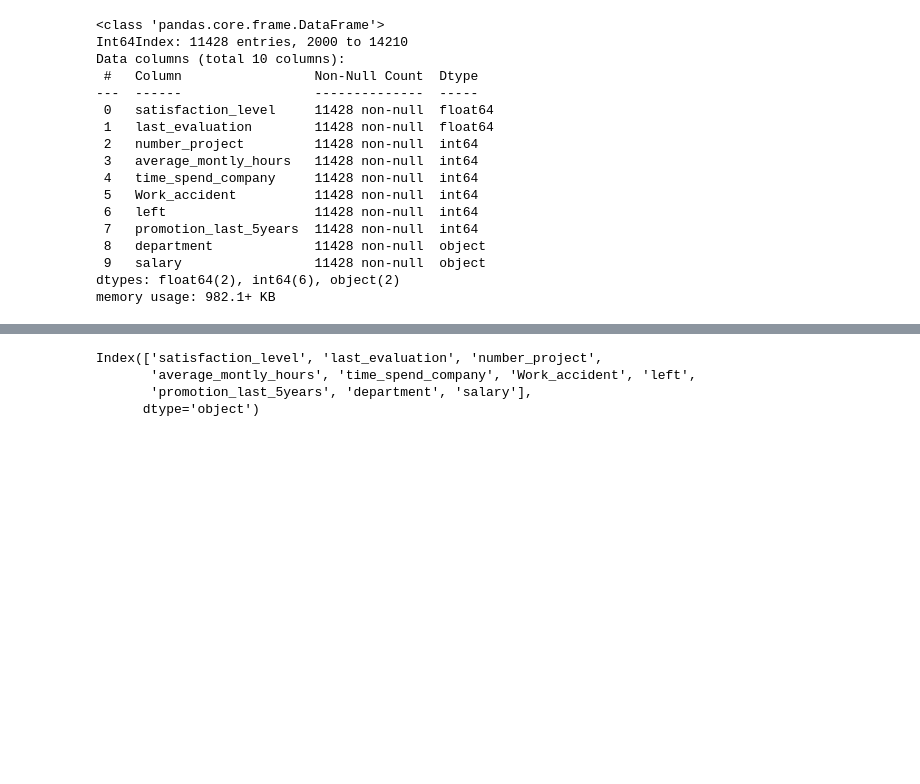
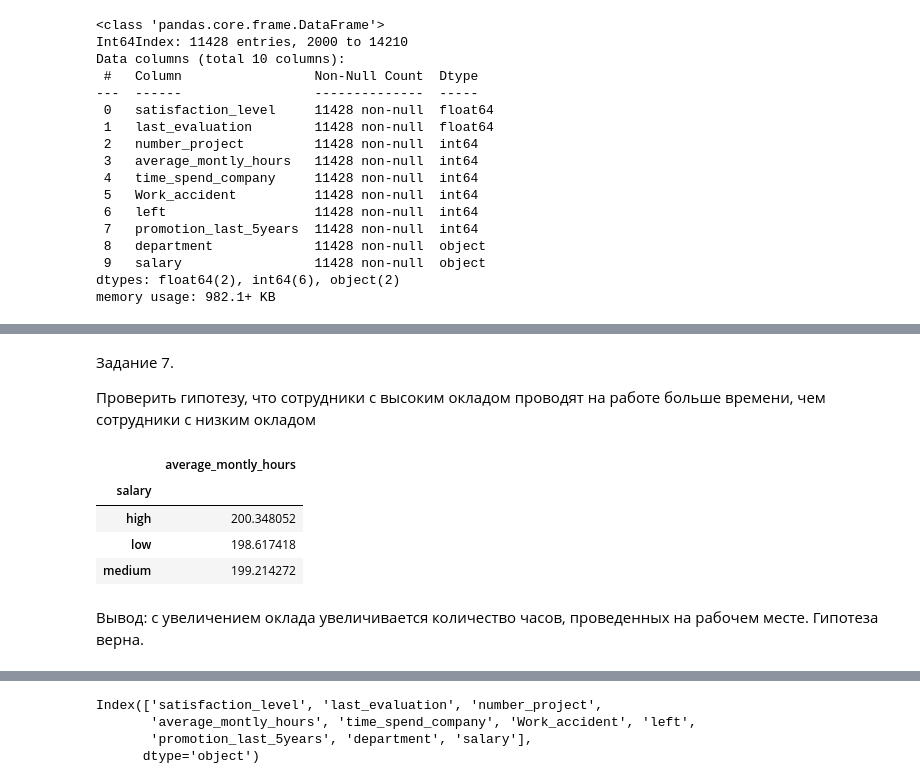
Before and after one commit to Kira1908/homework, a Jupyter notebook: FINAL_HW.ipynb, the cells around one changed output, grey strips where cells are left out. Saved outputs shown, nothing was run; the diff lists cells and outputs as text; code cells hidden in the pictures; blank space fills up the shorter version.

```diff
--- a/FINAL_HW.ipynb
+++ b/FINAL_HW.ipynb
@@ -200,0 +299,18 @@ memory usage: 982.1+ KB
+# %% [markdown]
+Задание 7.
+
+Проверить гипотезу, что сотрудники с высоким окладом проводят на работе больше времени, чем сотрудники с низким окладом
+# %%
+hr[(hr['left'] == 0)].pivot_table(
+    index = 'salary',
+    values = 'average_montly_hours',
+    aggfunc = 'mean',
+    margins = False)
+# %% [output]
+|  | average_montly_hours |
+| salary |  |
+| high | 200.348052 |
+| low | 198.617418 |
+| medium | 199.214272 |
+# %% [markdown]
+Вывод: с увеличением оклада увеличивается количество часов, проведенных на рабочем месте. Гипотеза верна.
```
Also changed, not shown: parts of 55 cells of this notebook.
